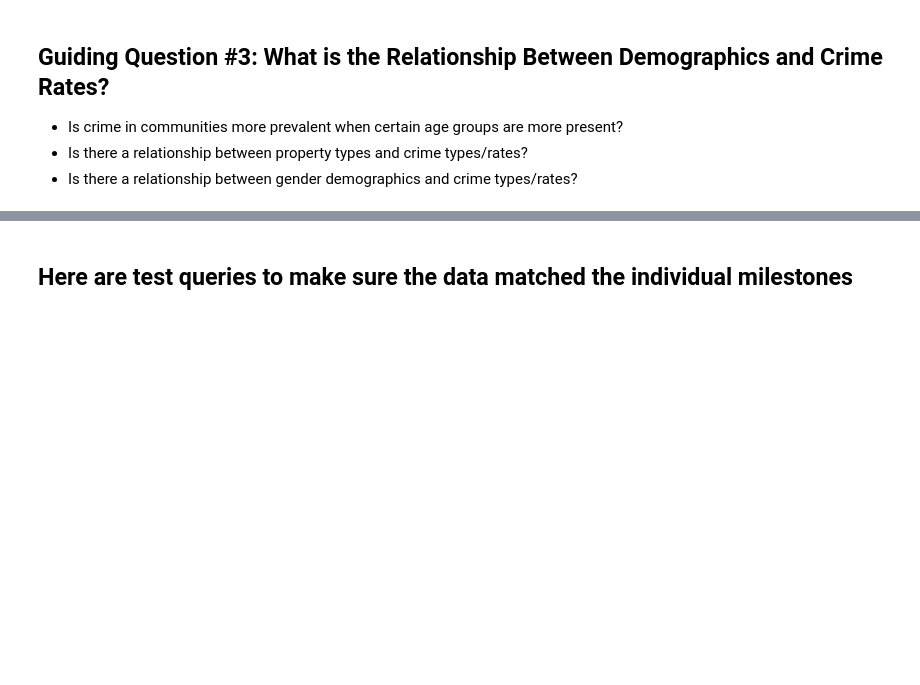
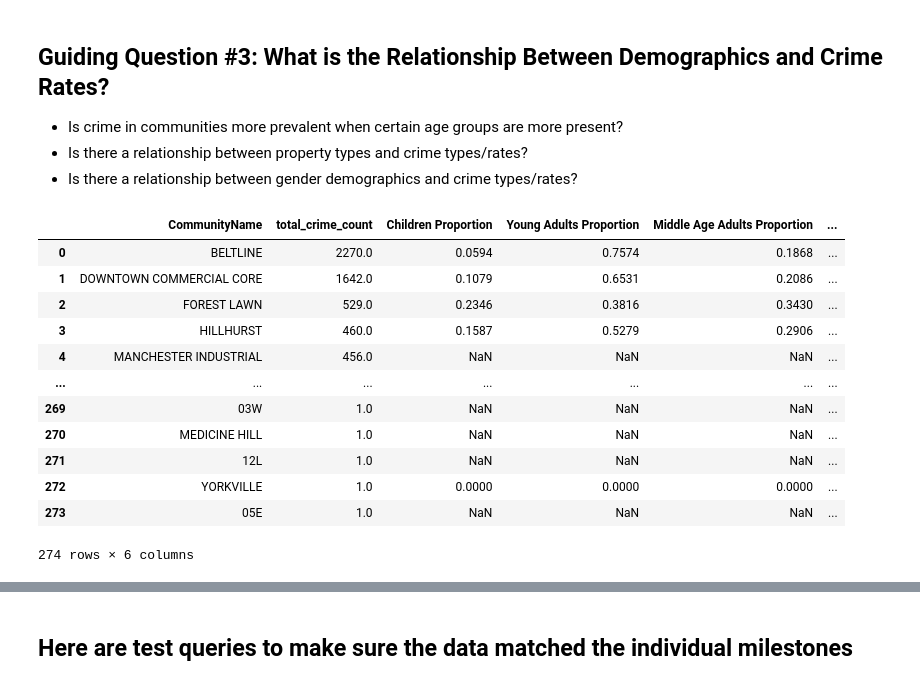
Before and after one commit to ethan2411/Data-603-604, a Jupyter notebook: Data 604 Term Project.ipynb, the cells around one changed output, grey strips where cells are left out. Cells and saved outputs as stored; diff of their text form; code cells hidden in the pictures; blank space fills up the shorter version.

```diff
--- a/Data 604 Term Project.ipynb
+++ b/Data 604 Term Project.ipynb
@@ -950,3 +1006,21 @@ display(query_avg_community_pop)
 - Is crime in communities more prevalent when certain age groups are more present?
 - Is there a relationship between property types and crime types/rates?
 - Is there a relationship between gender demographics and crime types/rates?
+# %%
+#For the first one
+avg_prop = pd.read_sql_query("SELECT CrimeResults.CommunityName, total_crime_count, `Children Proportion`, `Young Adults Proportion`, `Middle Age Adults Proportion`, `Elderly Proportion` FROM (SELECT CommunityName, SUM(CrimeCount) AS total_crime_count FROM crimestats GROUP BY CommunityName) AS CrimeResults JOIN (SELECT `NAME` AS Comm_Name, (MF_0_4 + MF_5_14 + MF_15_19 + OTHER_0_4 + OTHER_5_14 + OTHER_15_19)/RES_CNT AS 'Children Proportion', (MF_20_24 + MF_25_34 + MF_35_44 + OTHER_20_24 + OTHER_25_34 + OTHER_35_44)/RES_CNT AS 'Young Adults Proportion', (MF_45_54 + MF_55_64 + MF_65_74 + OTHER_45_54 + OTHER_55_64 + OTHER_65_74)/RES_CNT AS 'Middle Age Adults Proportion', (MF_75 + OTHER_75)/RES_CNT AS 'Elderly Proportion' FROM calgary_census_2019) AS DemographicResults ON CrimeResults.CommunityName = DemographicResults.Comm_Name order by total_crime_count desc;",engine)
+display(avg_prop)
+# %% [output]
+|  | CommunityName | total_crime_count | Children Proportion | Young Adults Proportion | Middle Age Adults Proportion | ... |
+| 0 | BELTLINE | 2270.0 | 0.0594 | 0.7574 | 0.1868 | ... |
+| 1 | DOWNTOWN COMMERCIAL CORE | 1642.0 | 0.1079 | 0.6531 | 0.2086 | ... |
+| 2 | FOREST LAWN | 529.0 | 0.2346 | 0.3816 | 0.3430 | ... |
+| 3 | HILLHURST | 460.0 | 0.1587 | 0.5279 | 0.2906 | ... |
+| 4 | MANCHESTER INDUSTRIAL | 456.0 | NaN | NaN | NaN | ... |
+| ... | ... | ... | ... | ... | ... | ... |
+| 269 | 03W | 1.0 | NaN | NaN | NaN | ... |
+| 270 | MEDICINE HILL | 1.0 | NaN | NaN | NaN | ... |
+| 271 | 12L | 1.0 | NaN | NaN | NaN | ... |
+| 272 | YORKVILLE | 1.0 | 0.0000 | 0.0000 | 0.0000 | ... |
+| 273 | 05E | 1.0 | NaN | NaN | NaN | ... |
+274 rows × 6 columns
```
Also changed, not shown: parts of 9 cells of this notebook.
